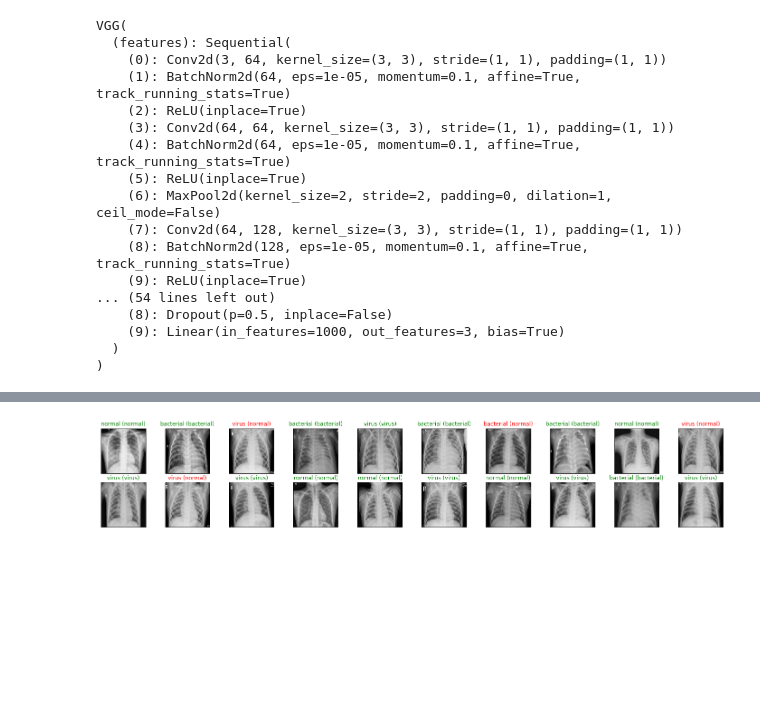
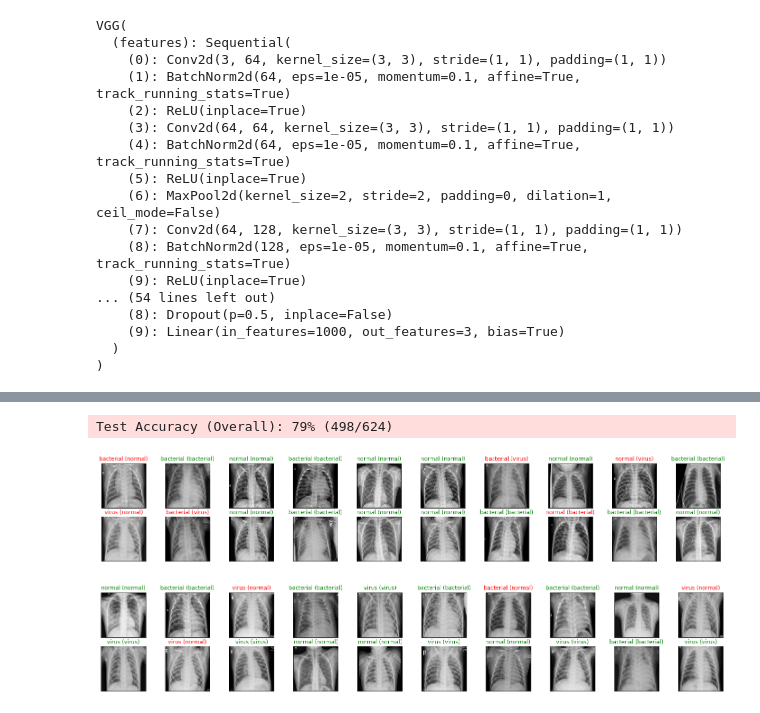
Before and after one commit to swastiknath/pyt_pneu_xray_cls, a Jupyter notebook: ModelOps.ipynb, the cells around one changed output, grey strips where cells are left out. Cells and saved outputs as stored; diff of their text form; code cells hidden in the pictures; blank space fills up the shorter version.

```diff
--- a/ModelOps.ipynb
+++ b/ModelOps.ipynb
@@ -33,3 +40,15 @@ VGG(
     (6): Linear(in_features=4096, out_features=1000, bias=True)
   )
 )
+# %%
+resnet = models.resnet50(pretrained=True)
+# %%
+import torch.nn as nn
+resn_in = resnet.fc.in_features
+resnet.fc = nn.Linear(in_features=resn_in, out_features=3, bias=True)
+print(resnet.fc)
+if train_on_gpu:
+    resnet.cuda()
+import torch.optim as optim
+criterion = nn.CrossEntropyLoss()
+optimizer = optim.SGD(resnet.parameters(), lr=0.001)
@@ -170,3 +241,8 @@ torch.save(vgg19.state_dict(), model_path)
+# %%
+import os
+resnet_path = os.path.join('model', 'resnet.pth')
+resnet.load_state_dict(torch.load(resnet_path))
+resnet.eval()
 # %%
 import os
 model_path = os.path.join('model', 'md')
@@ -193,3 +272,65 @@ VGG(
+# %%
+import sys
+import numpy as np
+test_loss = 0.0
+class_correct = list(0. for i in range(5))
+class_total = list(0. for i in range(5))
+
+resnet.eval() # eval mode
+
+# iterate over test data
+for data, target in test_loader:
+    # move tensors to GPU if CUDA is available
+    if train_on_gpu:
+        data, target = data.cuda(), target.cuda()
+    # forward pass: compute predicted outputs by passing inputs to the model
+    output = resnet(data)
+    # calculate the batch loss
+    loss = criterion(output, target)
+    # update  test loss
+    test_loss += loss.item()*data.size(0)
+    # convert output probabilities to predicted class
+    _, pred = torch.max(output, 1)
+    # compare predictions to true label
+    correct_tensor = pred.eq(target.data.view_as(pred))
+    correct = np.squeeze(correct_tensor.numpy()) if not train_on_gpu else np.squeeze(correct_tensor.cpu().numpy())
+    # calculate test accuracy for each object class
+    for i in range(batch_size):
+        if i < len(target.data):
+            label = target.data[i]
+            class_correct[label] += correct[i].item()
+            class_total[label] += 1
+sys.stderr.write('\nTest Accuracy (Overall): %2d%% (%2d/%2d)' % (
+    100. * np.sum(class_correct) / np.sum(class_total),
+    np.sum(class_correct), np.sum(class_total)))
+# %% [output]
+Test Accuracy (Overall): 79% (498/624)
+# %%
+import numpy as np
+import matplotlib.pyplot as plt
+dataiter = iter(test_loader)
+images, labels = dataiter.next()
+images.numpy()
+classes = ['bacterial', 'normal', 'virus']
+# move model inputs to cuda, if GPU available
+if train_on_gpu:
+    images = images.cuda()
+
+# get sample outputs
+output = resnet(images)
+# convert output probabilities to predicted class
+_, preds_tensor = torch.max(output, 1)
+preds = np.squeeze(preds_tensor.numpy()) if not train_on_gpu else np.squeeze(preds_tensor.cpu().numpy())
+
+# plot the images in the batch, along with predicted and true labels
+fig = plt.figure(figsize=(25, 4))
+for idx in np.arange(20):
+    ax = fig.add_subplot(2, 20/2, idx+1, xticks=[], yticks=[])
+    plt.imshow(np.transpose(images.cpu()[idx], (1, 2, 0)))
+    ax.set_title("{} ({})".format(classes[preds[idx]], classes[labels[idx]]),
+                 color=("green" if preds[idx]==labels[idx].item() else "red"))
+# %% [output]
+[figure, added]
 # %%
 import numpy as np
 import matplotlib.pyplot as plt
```
Also changed, not shown: parts of 8 cells of this notebook, 4 other files.
